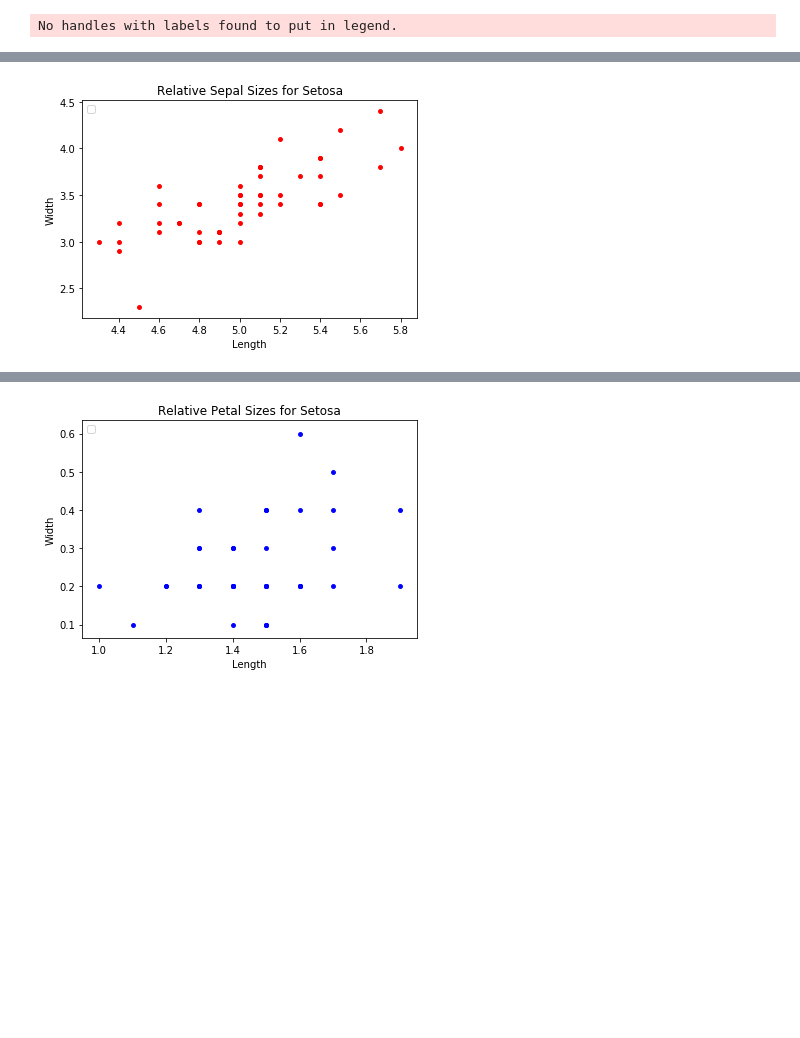
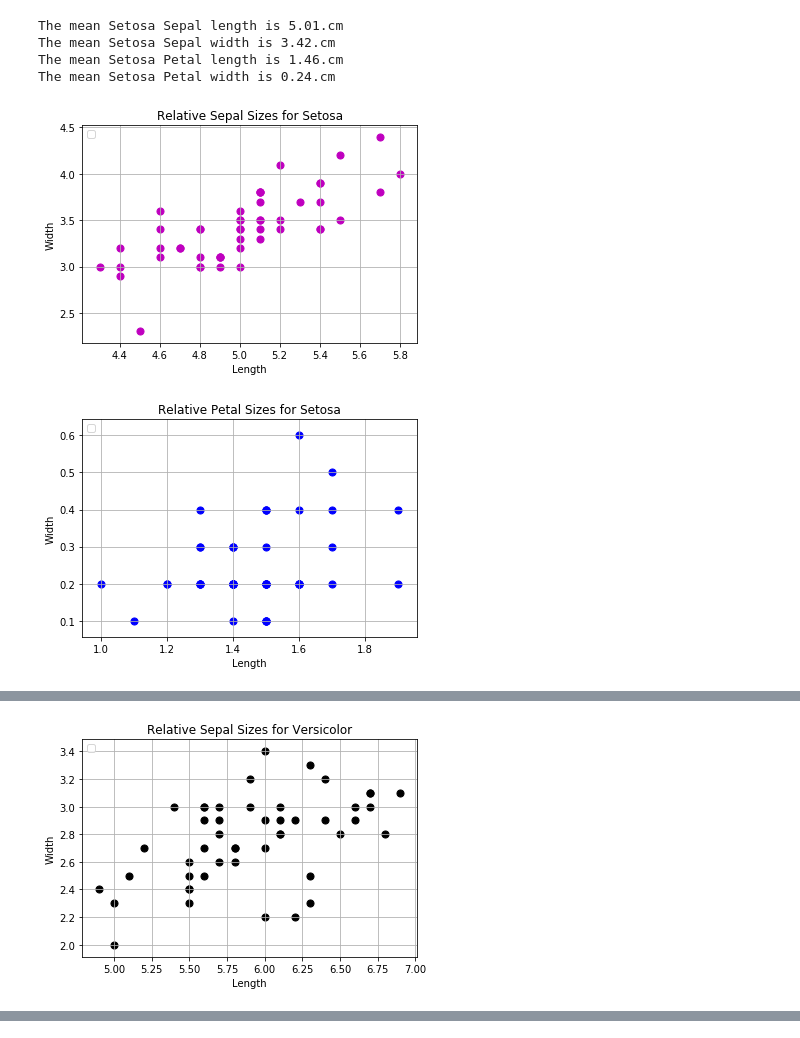
Before and after one commit to Rapid130RS/iris_dataset, a Jupyter notebook: matplotlib_pyplot.ipynb, the cells around one changed output, grey strips where cells are left out. Cells and saved outputs as stored; diff of their text form; code cells hidden in the pictures; blank space fills up the shorter version.

```diff
--- a/matplotlib_pyplot.ipynb
+++ b/matplotlib_pyplot.ipynb
@@ -47,47 +47,98 @@ print("The mean Setosa Petal width is "+str(meanSetosaPetalWidth)+".cm")
 plt.title("Relative Sepal Sizes for Setosa")
 plt.xlabel("Length")
 plt.ylabel("Width")
-plt.legend(loc=2)
-marker_size=15
+plt.grid(True)
+plt.legend([], loc='upper left')
+marker_size=50
 # Pass in the data
 xSetosaPetal=isSetosa.sepal_length
 ySteosaSepal=isSetosa.sepal_width
-plt.scatter(xSetosaPetal, ySteosaSepal, marker_size, c= 'r') #marker_size determines size of data point on chart, c is colour
+plt.scatter(xSetosaPetal, ySteosaSepal, marker_size, c= 'm') #marker_size determines size of data point on chart, c is colour
 plt.show()
 # Format a Scatter Plot for the Setosa Petal Size
 plt.title("Relative Petal Sizes for Setosa")
 plt.xlabel("Length")
 plt.ylabel("Width")
-plt.legend(loc=2)
-marker_size=15
+plt.grid(True)
+plt.legend([], loc='upper left')
+marker_size=50
 # Pass in the data
-plt.scatter(x, y, marker_size, c='b')
-x=isSetosa.petal_length
-y=isSetosa.petal_width
+xSetosaP=isSetosa.petal_length
+ySetosaP=isSetosa.petal_width
+plt.scatter(xSetosaP, ySetosaP, marker_size, c='b')
 plt.show()
-
-
-
 
 
 #Review the Versicolor Data
 meanVersicolorSepalLength = (round(isVersicolor["sepal_length"].mean(), 2))
 meanVersicolorSepalWidth = (round(isVersicolor["sepal_width"].mean(), 2))
 meanVersicolorPetalLength = (round(isVersicolor["petal_length"].mean(), 2))
 meanVersicolorPetalWidth = (round(isVersicolor["petal_width"].mean(), 2))
 print("The mean Versicolor Sepal length is "+str(meanVersicolorSepalLength)+".cm")
 print("The mean Versicolor Sepal width is "+str(meanVersicolorSepalWidth)+".cm")
 print("The mean Versicolor Petal length is "+str(meanVersicolorPetalLength)+".cm")
 print("The mean Versicolor Petal width is "+str(meanVersicolorPetalWidth)+".cm")
-
+# Format a Scatter Plot for the Versicolor Sepal Size
+plt.title("Relative Sepal Sizes for Versicolor")
+plt.xlabel("Length")
+plt.ylabel("Width")
+plt.grid(True)
+plt.legend([], loc='upper left')
+marker_size=50
+# Pass in the data
+xVersicolorPetal=isVersicolor.sepal_length
+yVersicolorSepal=isVersicolor.sepal_width
+plt.scatter(xVersicolorPetal, yVersicolorSepal, marker_size, c= 'k') #marker_size determines size of data point on chart, c is colour ('b', 'g', 'r', 'c', 'm', 'y', 'k', 'w')
+plt.show()
+# Format a Scatter Plot for the Versicolor Petal Size
+plt.title("Relative Petal Sizes for Versicolor")
+plt.xlabel("Length")
+plt.ylabel("Width")
+plt.grid(True)
+plt.legend([], loc='upper left')
+marker_size=50
+# Pass in the data
+xVersicolorP=isVersicolor.petal_length
+yVersicolorP=isVersicolor.petal_width
+plt.scatter(xVersicolorP, yVersicolorP, marker_size, c='b')
+plt.show()
 #Review the Virginica Data
 meanVirginicaSepalLength = (round(isVirginica["sepal_length"].mean(), 2))
 meanVirginicaSepalWidth = (round(isVirginica["sepal_width"].mean(), 2))
 meanVirginicaPetalLength = (round(isVirginica["petal_length"].mean(), 2))
 meanVirginicaPetalWidth = (round(isVirginica["petal_width"].mean(), 2))
 print("The mean Virginica Sepal length is "+str(meanVirginicaSepalLength)+".cm")
 print("The mean Virginica Sepal width is "+str(meanVirginicaSepalWidth)+".cm")
 print("The mean Virginica Petal length is "+str(meanVirginicaPetalLength)+".cm")
 print("The mean Virginica Petal width is "+str(meanVirginicaPetalWidth)+".cm")
+# Format a Scatter Plot for the Virginica Sepal Size
+plt.title("Relative Sepal Sizes for Virginica")
+plt.xlabel("Length")
+plt.ylabel("Width")
+plt.grid(True)
+plt.legend([], loc='upper left')
+marker_size=50
+# Pass in the data
+xVirginicaPetal=isVirginica.sepal_length
+yVirginicaSepal=isVirginica.sepal_width
+plt.scatter(xVirginicaPetal, yVirginicaSepal, marker_size, c= 'g') #marker_size determines size of data point on chart, c is colour
+plt.show()
+# Format a Scatter Plot for the Versicolor Petal Size
+plt.title("Relative Petal Sizes for Virginica")
+plt.xlabel("Length")
+plt.ylabel("Width")
+plt.grid(True)
+plt.legend([], loc='upper left')
+marker_size=50
+# Pass in the data
+xVirginicaP=isVirginica.petal_length
+yVirginicaP=isVirginica.petal_width
+plt.scatter(xVirginicaP, yVirginicaP, marker_size, c='y')
+plt.show()
 # %% [output]
-No handles with labels found to put in legend.
+The mean Setosa Sepal length is 5.01.cm
+The mean Setosa Sepal width is 3.42.cm
+The mean Setosa Petal length is 1.46.cm
+The mean Setosa Petal width is 0.24.cm
+[figure, new version]
+[figure, new version]
@@ -98 +149 @@ The mean Setosa Petal width is 0.24.cm
-[figure, old version]
+[figure, added]
@@ -100 +154,0 @@ No handles with labels found to put in legend.
-[figure, old version]
```
Also changed, not shown: parts of 1 cell of this notebook.
